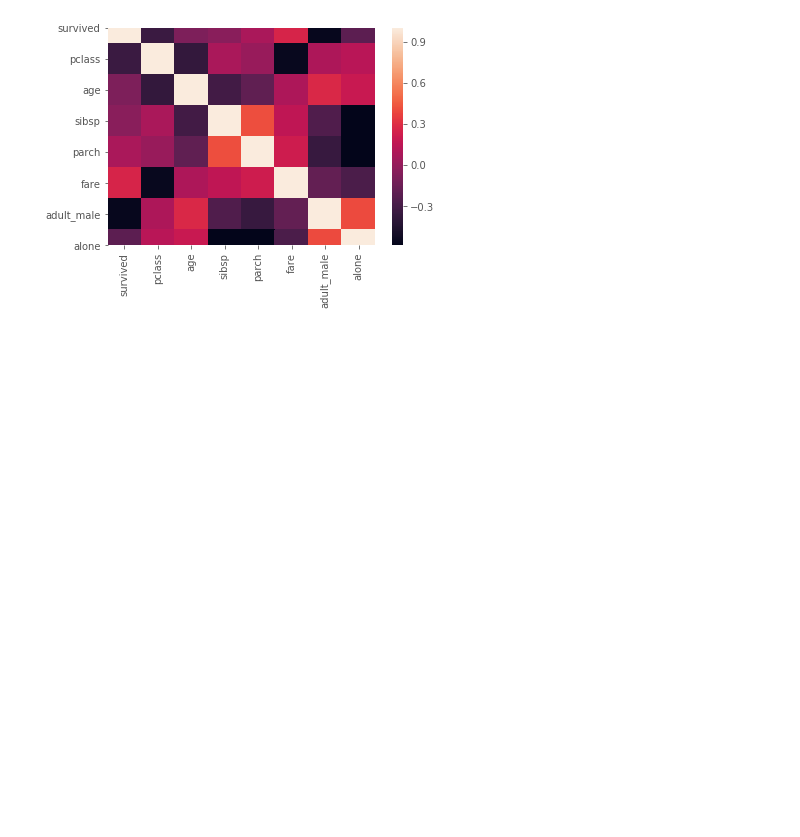
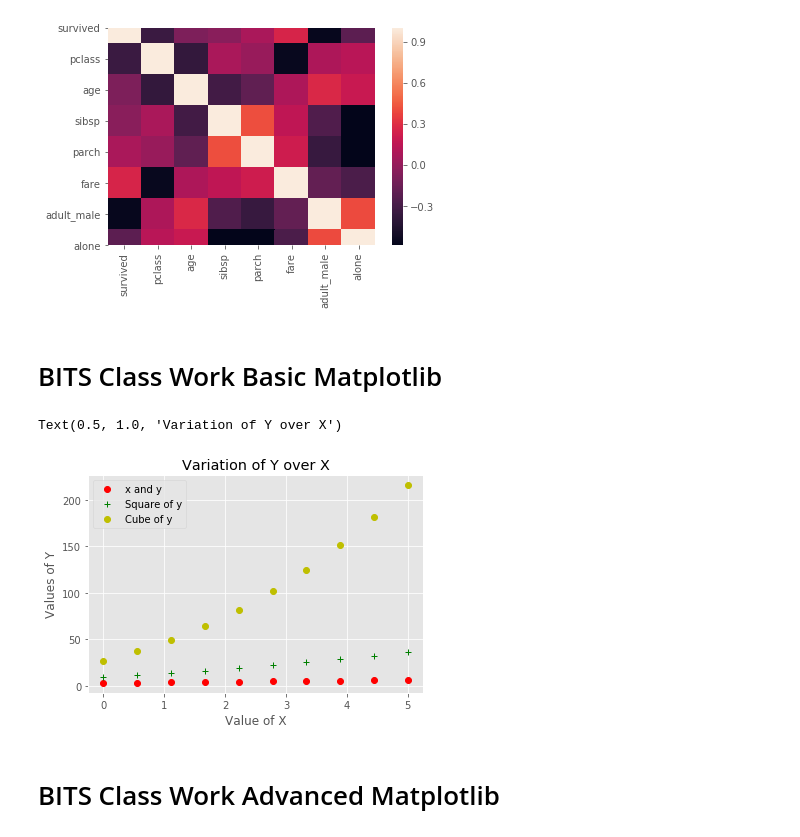
Before and after one commit to lohith0501/Data-Visualization-Using-Matplotlib-Seaborn, a Jupyter notebook: Data Visualization.ipynb, the cells around one changed output. Drawn from its saved outputs; the diff is of its cells as text; code cells hidden in the pictures; blank space fills up the shorter version.

```diff
--- a/Data Visualization.ipynb
+++ b/Data Visualization.ipynb
@@ -243,3 +243,22 @@ sns.heatmap(titanic.corr())
 # %% [output]
 <matplotlib.axes._subplots.AxesSubplot at 0x...>
 [figure]
+# %% [markdown]
+# BITS Class Work Basic Matplotlib
+# %%
+x=np.linspace(0,5,10)
+y=np.linspace(3,6,10)
+# %%
+plt.plot(x,y,"ro",label="x and y")
+plt.plot(x,y**2,"g+",label="Square of y")
+plt.plot(x,y**3,"yo",label="Cube of y")
+plt.legend(frameon=False)
+plt.grid(True)
+plt.xlabel("Value of X")
+plt.ylabel("Values of Y")
+plt.title("Variation of Y over X")
+# %% [output]
+Text(0.5, 1.0, 'Variation of Y over X')
+[figure, added]
+# %% [markdown]
+# BITS Class Work Advanced Matplotlib
```
Also changed, not shown: parts of 29 cells of this notebook.
